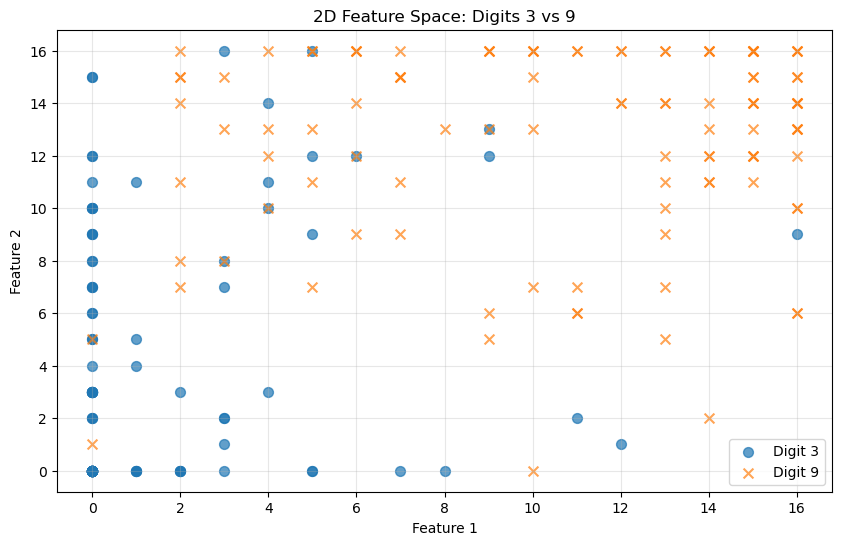
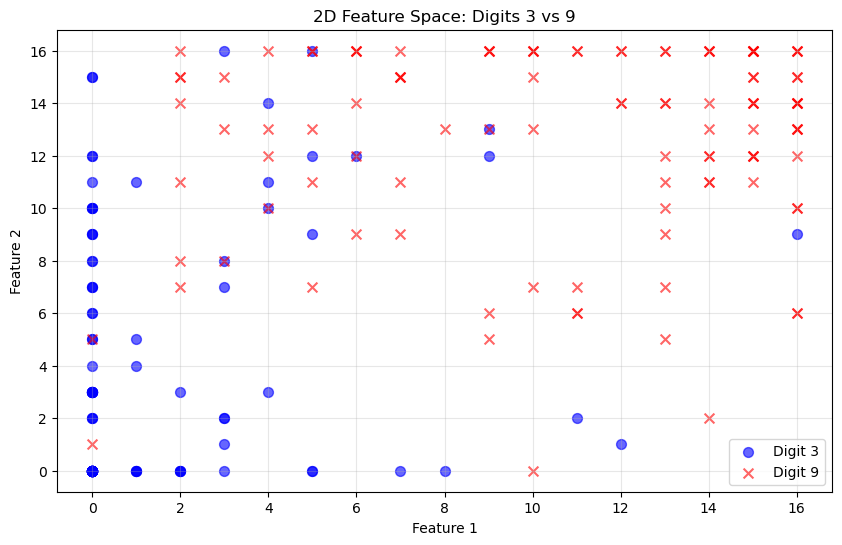
Unified diff of the notebook cell whose output changed from the first chart to the second:
--- before
+++ after
@@ -6,6 +6,6 @@
 mask9 = (y_train == 9)
 
-plt.scatter(training_features[mask3, 0], training_features[mask3, 1], label='Digit 3', alpha=0.7, s=50, marker='o')
-plt.scatter(training_features[mask9, 0], training_features[mask9, 1], label='Digit 9', alpha=0.7, s=50, marker='x')
+plt.scatter(training_features[mask3, 0], training_features[mask3, 1], label='Digit 3', alpha=0.6, s=50, marker='o', color='blue')
+plt.scatter(training_features[mask9, 0], training_features[mask9, 1], label='Digit 9', alpha=0.6, s=50, marker='x', color='red')
 
 plt.xlabel('Feature 1')

Commit: Add custom classifier